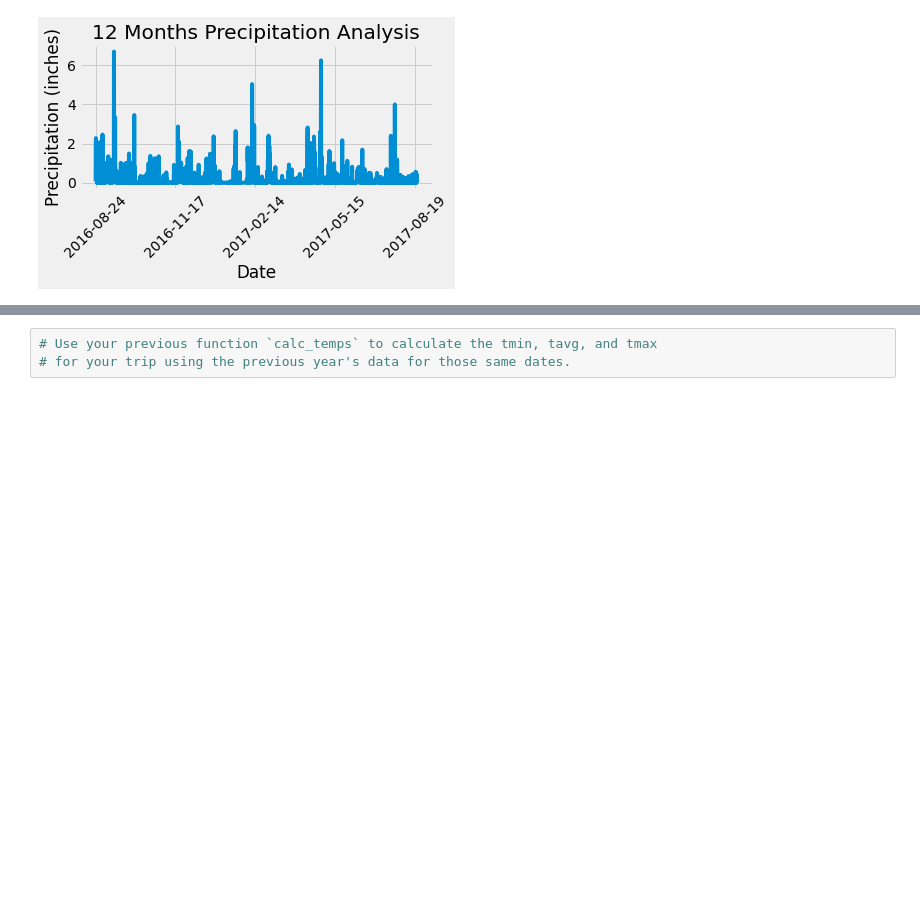
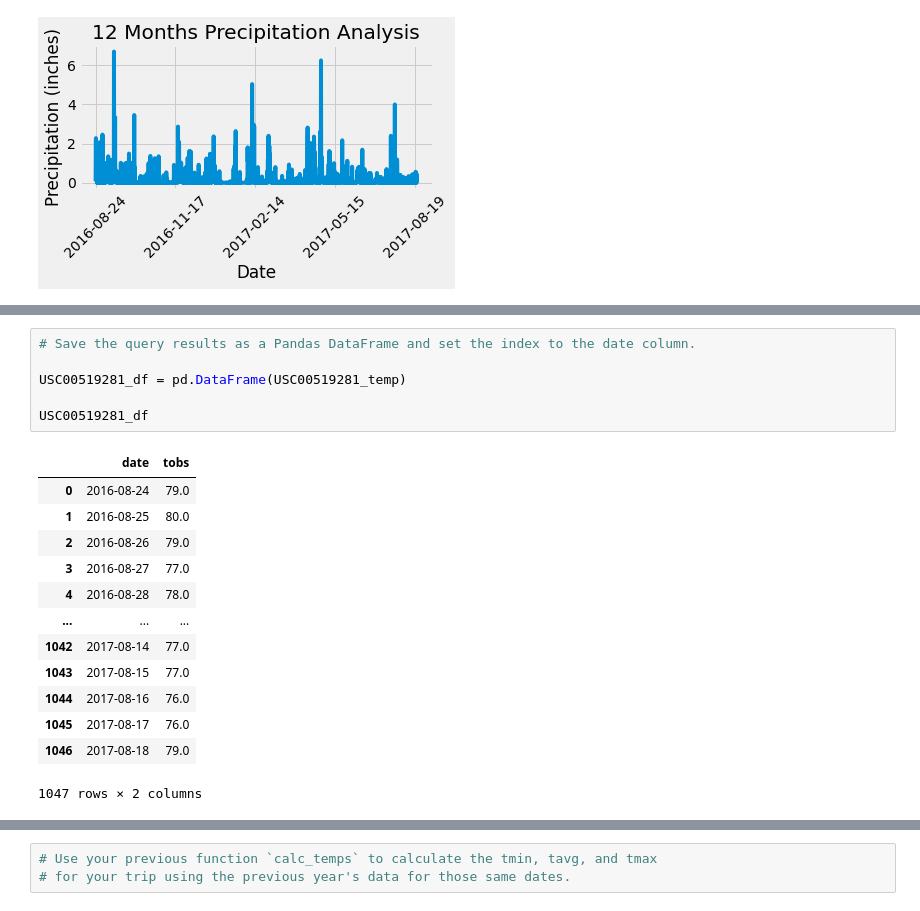
Before and after one commit to KGore12/sqlalchemy-challenge, a Jupyter notebook: climate_starter.ipynb, the cells around one changed output, grey strips where cells are left out. Saved outputs shown, nothing was run; the diff lists cells and outputs as text; blank space fills up the shorter version.

```diff
--- a/climate_starter.ipynb
+++ b/climate_starter.ipynb
@@ -152,0 +222,20 @@ plt.show()
+# %%
+# Save the query results as a Pandas DataFrame and set the index to the date column.
+
+USC00519281_df = pd.DataFrame(USC00519281_temp)
+
+USC00519281_df
+# %% [output]
+|  | date | tobs |
+| 0 | 2016-08-24 | 79.0 |
+| 1 | 2016-08-25 | 80.0 |
+| 2 | 2016-08-26 | 79.0 |
+| 3 | 2016-08-27 | 77.0 |
+| 4 | 2016-08-28 | 78.0 |
+| ... | ... | ... |
+| 1042 | 2017-08-14 | 77.0 |
+| 1043 | 2017-08-15 | 77.0 |
+| 1044 | 2017-08-16 | 76.0 |
+| 1045 | 2017-08-17 | 76.0 |
+| 1046 | 2017-08-18 | 79.0 |
+1047 rows × 2 columns
```
Also changed, not shown: parts of 11 cells of this notebook, 1 other file.
